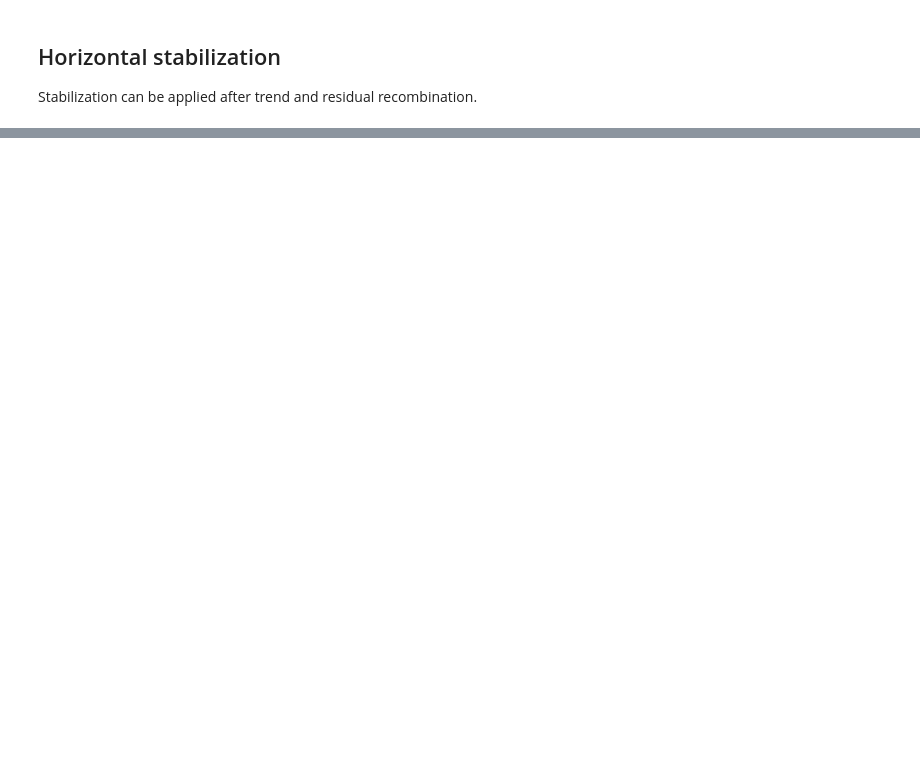
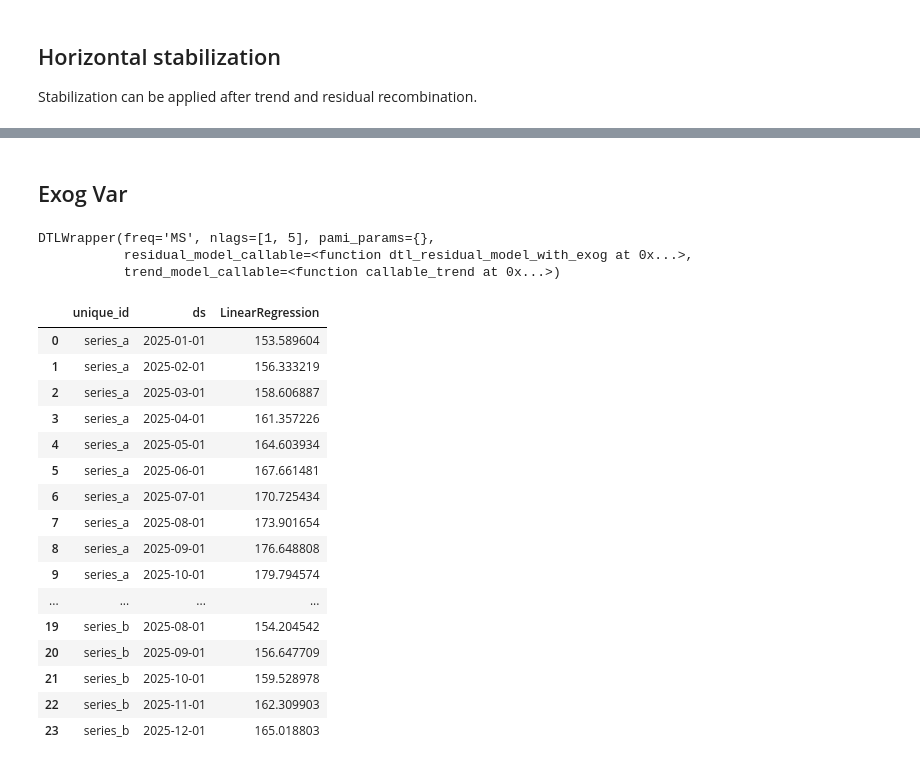
Before and after one commit to heylucasleao/tinyshift, a Jupyter notebook: tinyshift/examples/dtl.ipynb, the cells around one changed output, grey strips where cells are left out. Saved outputs shown, nothing was run; the diff lists cells and outputs as text; code cells hidden in the pictures; blank space fills up the shorter version.

```diff
--- a/tinyshift/examples/dtl.ipynb
+++ b/tinyshift/examples/dtl.ipynb
@@ -233,0 +239,61 @@ fva_rmae(actual_values, rf_prediction, baseline_type='naive')
+# %% [markdown]
+## Exog Var
+# %%
+exog_train = train.copy()
+exog_train["promotion"] = exog_train["ds"].dt.month.isin([3, 9]).astype(float)
+
+
+def dtl_residual_model_with_exog(nlags, freq):
+    return MLForecast(
+        models=[LinearRegression()],
+        lags=nlags,
+        freq=freq,
+    )
+
+
+exog_dtl = DTLWrapper(
+    residual_model_callable=dtl_residual_model_with_exog,
+    freq="MS",
+    trend_model_callable=callable_trend,
+    nlags=[1, 5],
+)
+
+exog_dtl.fit(
+    exog_train,
+    id_col="unique_id",
+    time_col="ds",
+    target_col="y",
+    static_features=[],
+)
+# %% [output]
+DTLWrapper(freq='MS', nlags=[1, 5], pami_params={},
+           residual_model_callable=<function dtl_residual_model_with_exog at 0x...>,
+           trend_model_callable=<function callable_trend at 0x...>)
+# %%
+exog_future = test[["unique_id", "ds"]].copy()
+exog_future["promotion"] = exog_future["ds"].dt.month.isin([3, 9]).astype(float)
+
+exog_dtl_forecast = exog_dtl.predict(
+    h=horizon,
+    X_df=exog_future,
+)
+
+exog_dtl_forecast
+# %% [output]
+|  | unique_id | ds | LinearRegression |
+| 0 | series_a | 2025-01-01 | 153.589604 |
+| 1 | series_a | 2025-02-01 | 156.333219 |
+| 2 | series_a | 2025-03-01 | 158.606887 |
+| 3 | series_a | 2025-04-01 | 161.357226 |
+| 4 | series_a | 2025-05-01 | 164.603934 |
+| 5 | series_a | 2025-06-01 | 167.661481 |
+| 6 | series_a | 2025-07-01 | 170.725434 |
+| 7 | series_a | 2025-08-01 | 173.901654 |
+| 8 | series_a | 2025-09-01 | 176.648808 |
+| 9 | series_a | 2025-10-01 | 179.794574 |
+| ... | ... | ... | ... |
+| 19 | series_b | 2025-08-01 | 154.204542 |
+| 20 | series_b | 2025-09-01 | 156.647709 |
+| 21 | series_b | 2025-10-01 | 159.528978 |
+| 22 | series_b | 2025-11-01 | 162.309903 |
+| 23 | series_b | 2025-12-01 | 165.018803 |
```
Also changed, not shown: parts of 5 cells of this notebook, 1 other file.
